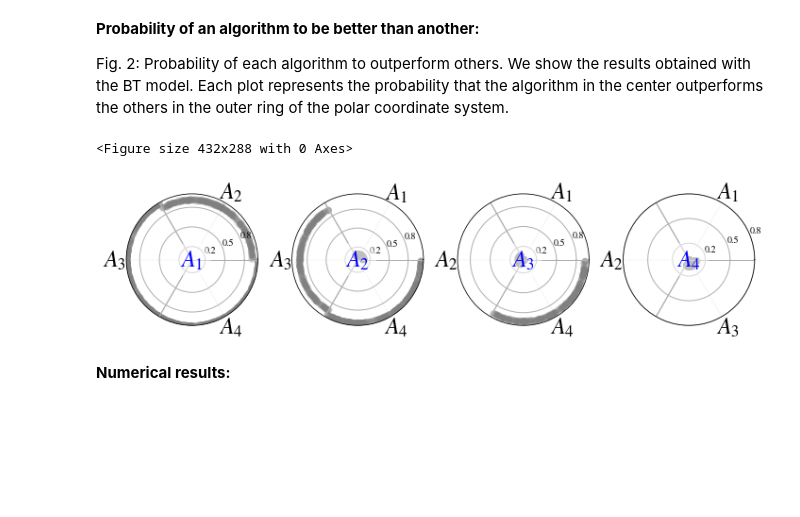
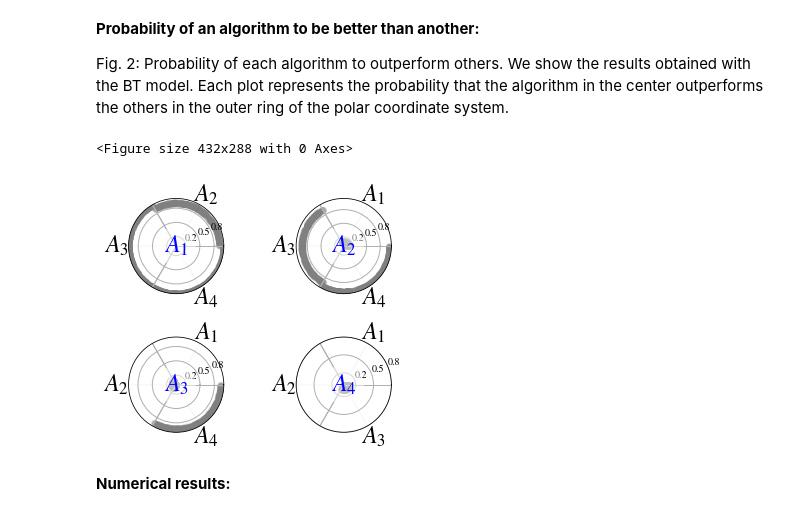
Before and after one commit to ml-opt/BayesPermusPresentation, a Jupyter notebook: notebook.ipynb, the cells around one changed output. Saved outputs shown, nothing was run; the diff lists cells and outputs as text; code cells hidden in the pictures; blank space fills up the shorter version.

```diff
--- a/notebook.ipynb
+++ b/notebook.ipynb
@@ -133,7 +131,7 @@ def calculate_better_than_probs(orderings, num_samples=1000):
   bt  = bradleyTerry.calculate_better_than_probs(orderings)
   mm  = mallowsModel.calculate_better_than_probs(orderings)
 
-  return pld, plg, bt, mm
+  return bt, pld, plg, mm
 # %%
 def calculate_top_k_probs(orderings, num_samples=1000):
   num_instances, num_algorithms = orderings.shape
@@ -252,19 +265,19 @@ Fig. 2: Probability of each algorithm to outperform others. We show the results
 probs = calculate_better_than_probs(orderings)
 # %%
 fig = plt.figure()
-fig, axs = plt.subplots(1, 4, figsize=(10, 5), subplot_kw=dict(projection='polar'))
-flat_axs = axs
+fig, axs = plt.subplots(2, 2, figsize=(5, 4), subplot_kw=dict(projection='polar'))
+flat_axs = list(itertools.chain.from_iterable(axs))
 
 plotter = Plot()
 plotter.plot_better_than_probs(algorithm_names, probs[0], p_better_than, flat_axs)
 
 format_polar_coordinate_axis(flat_axs)
 plt.tight_layout()
 
 fig.savefig("img/BetterThanSynthetic.pdf", bbox_inches='tight')
 # %% [output]
 <Figure size 432x288 with 0 Axes>
-[figure, old version]
+[figure, new version]
 # %% [markdown]
 **Numerical results:**
 # %%
```
Also changed, not shown: parts of 26 cells of this notebook, 36 other files.
